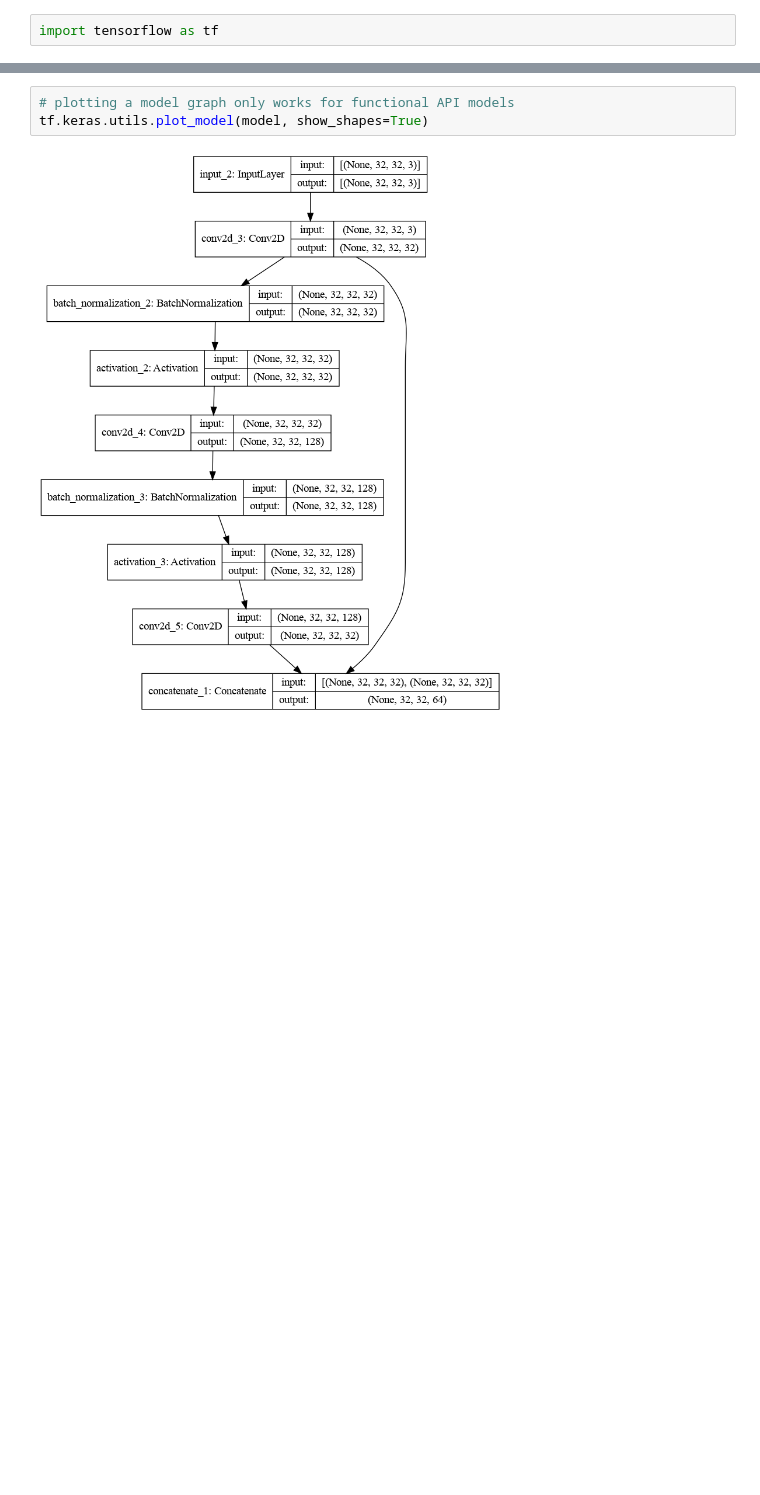
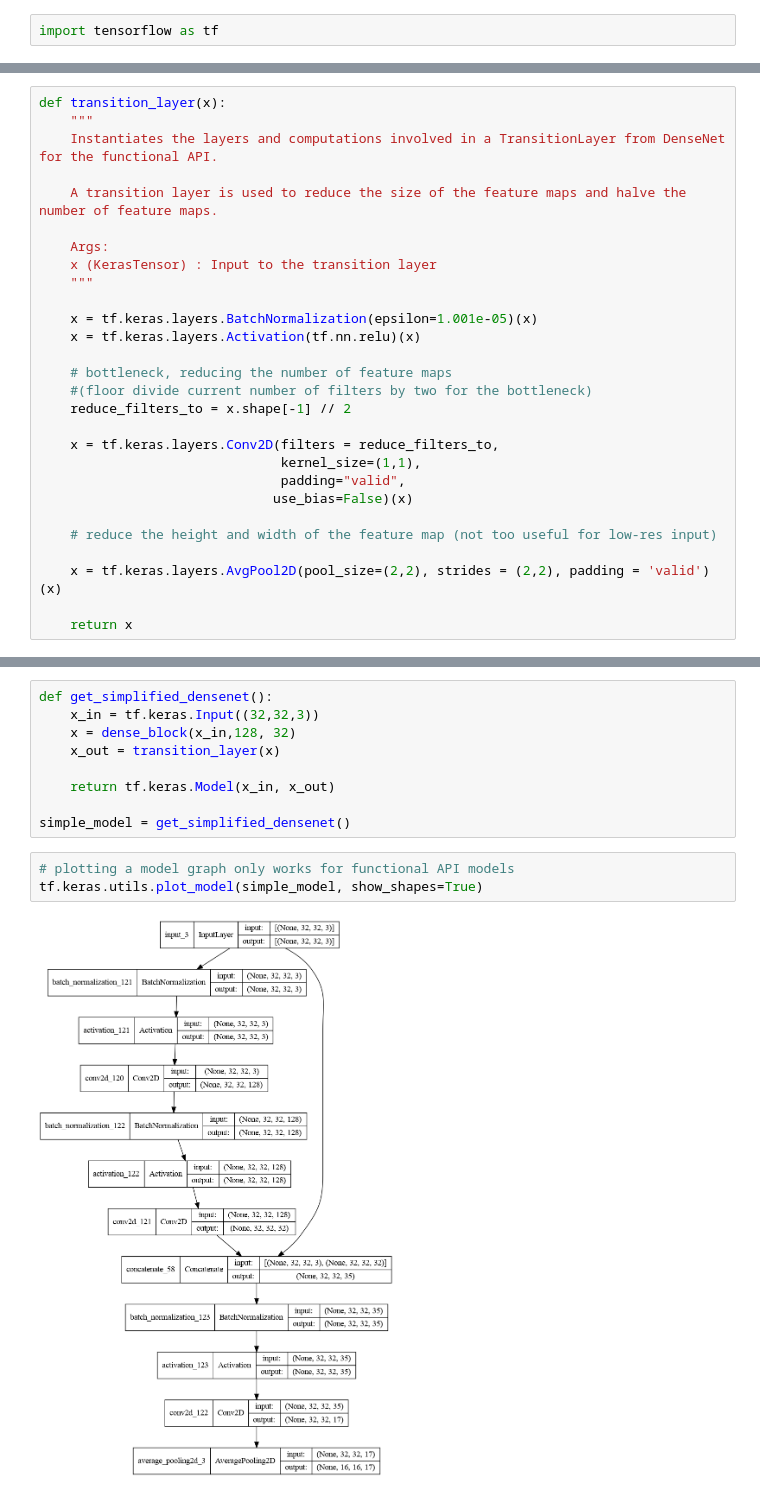
Before and after one commit to mathispink/TeachingTensorflow, a Jupyter notebook: Advanced CNNs/DenseNet in the functional API.ipynb, the cells around one changed output, grey strips where cells are left out. Drawn from its saved outputs; the diff is of its cells as text; blank space fills up the shorter version.

Commit message:
Detailed DenseNet121 implementation

```diff
--- a/Advanced CNNs/DenseNet in the functional API.ipynb
+++ b/Advanced CNNs/DenseNet in the functional API.ipynb
@@ -86,0 +57,28 @@ ________________________________________________________________________________
+# %%
+def transition_layer(x):
+    """
+    Instantiates the layers and computations involved in a TransitionLayer from DenseNet for the functional API.
+
+    A transition layer is used to reduce the size of the feature maps and halve the number of feature maps.
+
+    Args:
+    x (KerasTensor) : Input to the transition layer
+    """
+
+    x = tf.keras.layers.BatchNormalization(epsilon=1.001e-05)(x)
+    x = tf.keras.layers.Activation(tf.nn.relu)(x)
+
+    # bottleneck, reducing the number of feature maps
+    #(floor divide current number of filters by two for the bottleneck)
+    reduce_filters_to = x.shape[-1] // 2
+
+    x = tf.keras.layers.Conv2D(filters = reduce_filters_to,
+                               kernel_size=(1,1),
+                               padding="valid",
+                              use_bias=False)(x)
+
+    # reduce the height and width of the feature map (not too useful for low-res input)
+
+    x = tf.keras.layers.AvgPool2D(pool_size=(2,2), strides = (2,2), padding = 'valid')(x)
+
+    return x
@@ -87,8 +282,17 @@ ________________________________________________________________________________
+# %%
+def get_simplified_densenet():
+    x_in = tf.keras.Input((32,32,3))
+    x = dense_block(x_in,128, 32)
+    x_out = transition_layer(x)
+
+    return tf.keras.Model(x_in, x_out)
+
+simple_model = get_simplified_densenet()
 # %%
 # plotting a model graph only works for functional API models
-tf.keras.utils.plot_model(model, show_shapes=True)
+tf.keras.utils.plot_model(simple_model, show_shapes=True)
 # %% [output]
-[figure, old version]
+[figure, new version]
 # %% [markdown]
 # Task for homework:
 
```
Also changed, not shown: parts of 13 cells of this notebook, 1 other file.
